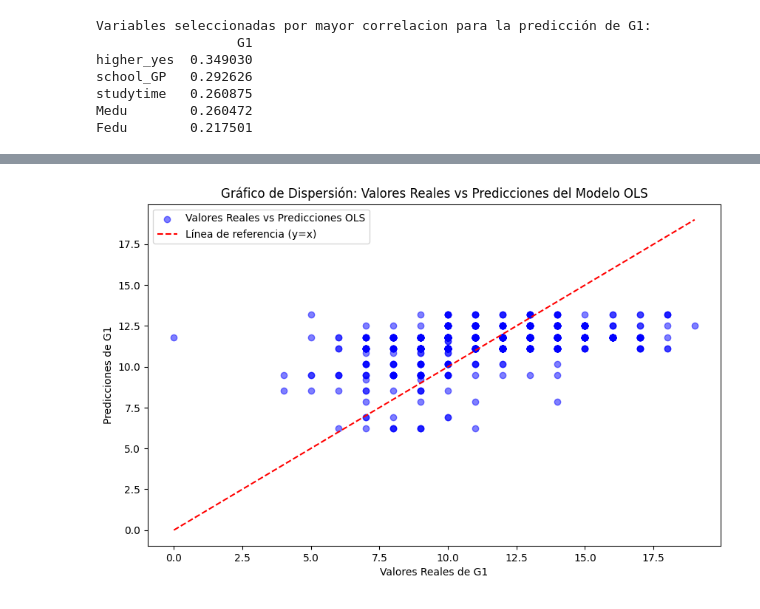
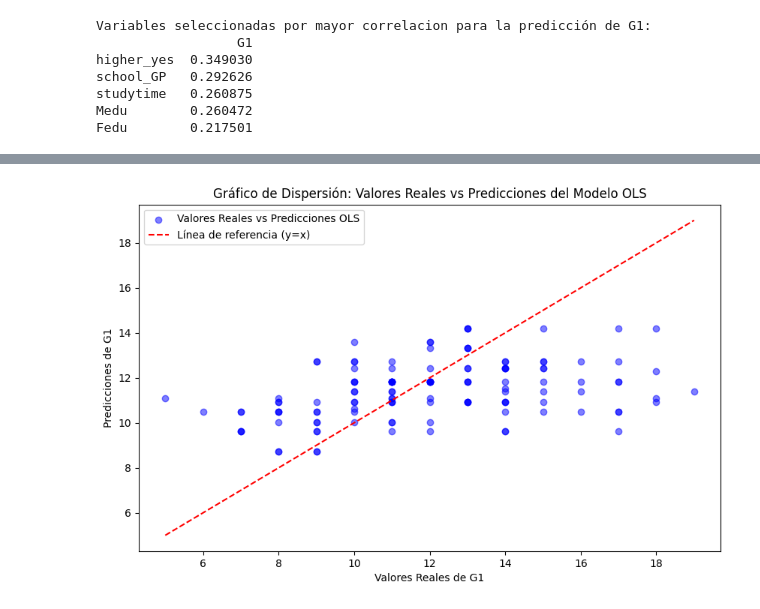
Before and after one commit to sebastiaanbv/ean_est_python_2024, a Jupyter notebook: Codigo/Trabajo 3.ipynb, the cells around one changed output, grey strips where cells are left out. Saved outputs shown, nothing was run; the diff lists cells and outputs as text; code cells hidden in the pictures.

```diff
--- a/Codigo/Trabajo 3.ipynb
+++ b/Codigo/Trabajo 3.ipynb
@@ -278,25 +311,24 @@ F-Test p valor: 6.49327332261475e-06
 # %%
 import matplotlib.pyplot as plt
-# Graficar los valores reales de G1 vs las predicciones del modelo OLS
-predicciones_2 = resultado_2.predict(x)
 
+# Crear gráfico de dispersión entre los valores reales de G1 y las predicciones del modelo OLS
 plt.figure(figsize=(10, 6))
 
-# Gráfico de dispersión de valores reales vs predicciones
-plt.scatter(y_dep, predicciones_2, alpha=0.5, color='blue', label="Valores Reales vs Predicciones OLS")
+# Gráfico de dispersión de valores reales de G1 vs predicciones
+plt.scatter(y_test, predicciones_test, alpha=0.5, color='blue', label="Valores Reales vs Predicciones OLS")
 
 # Línea de referencia y=x
-plt.plot([y_dep.min(), y_dep.max()], [y_dep.min(), y_dep.max()], color='red', linestyle='--', label='Línea de referencia (y=x)')
+plt.plot([y_test.min(), y_test.max()], [y_test.min(), y_test.max()], color='red', linestyle='--', label='Línea de referencia (y=x)')
 
 # Añadir título y etiquetas de los ejes
 plt.title('Gráfico de Dispersión: Valores Reales vs Predicciones del Modelo OLS')
 plt.xlabel('Valores Reales de G1')
 plt.ylabel('Predicciones de G1')
 
 # Añadir leyenda
 plt.legend()
 
 # Mostrar gráfico
 plt.show()
 # %% [output]
-[figure, old version]
+[figure, new version]
```
Also changed, not shown: parts of 13 cells of this notebook, 1 other file.
